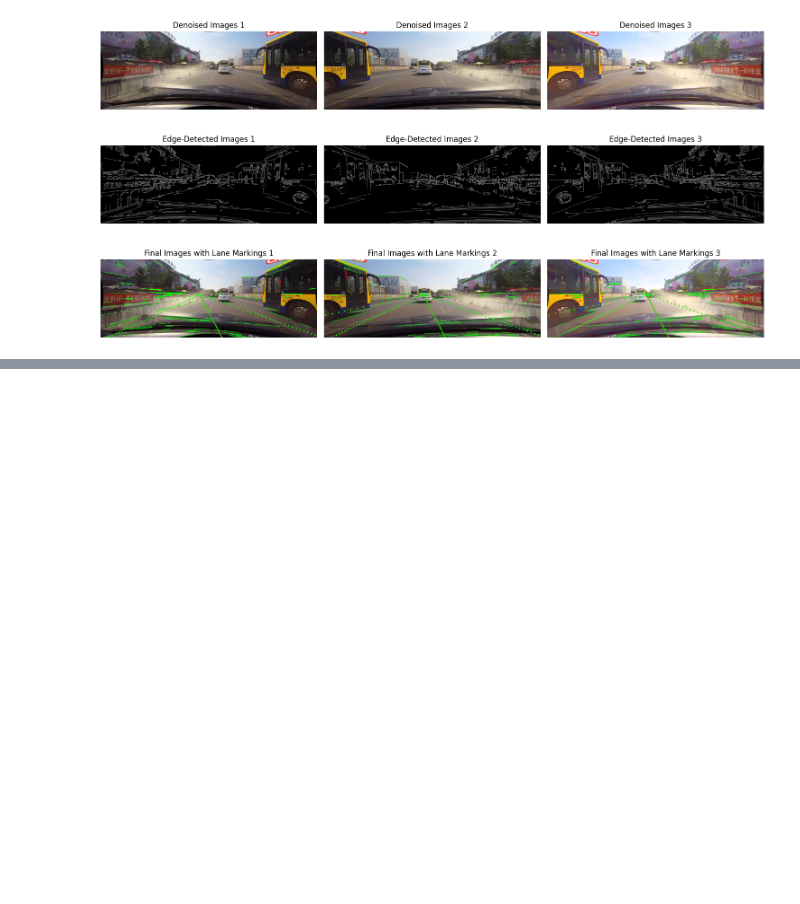
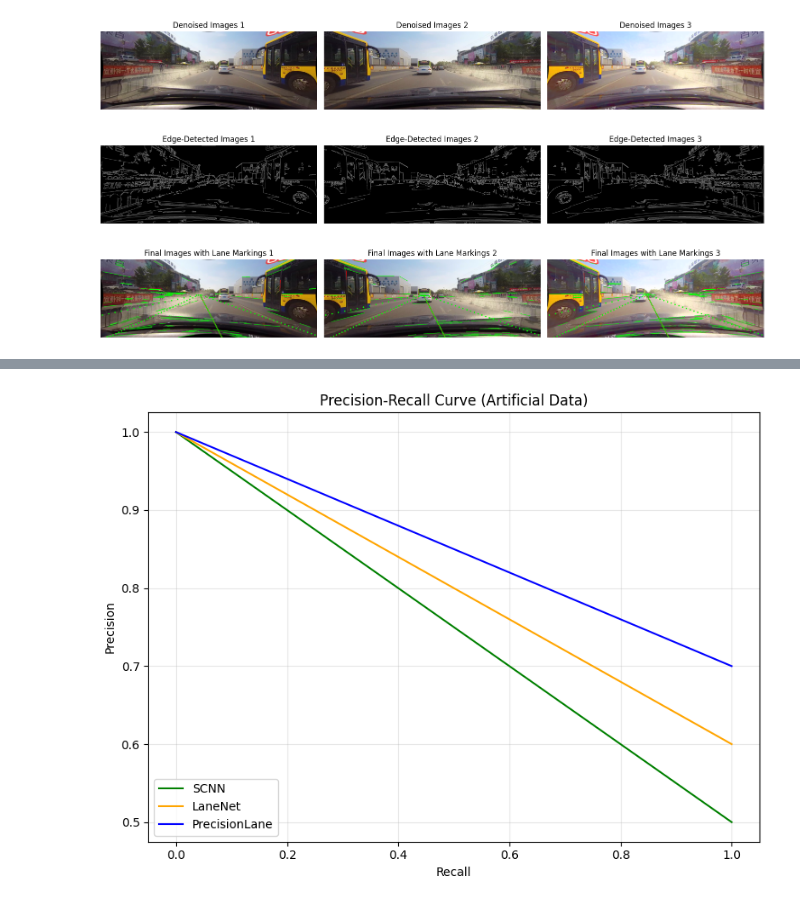
Before and after one commit to PiyushSharma0/MajorProjectSample, a Jupyter notebook: PrecisionLane-PipeLine/notebooks/Preprocessing.ipynb, the cells around one changed output, grey strips where cells are left out. Saved outputs shown, nothing was run; the diff lists cells and outputs as text; code cells hidden in the pictures; blank space fills up the shorter version.

```diff
--- a/PrecisionLane-PipeLine/notebooks/Preprocessing.ipynb
+++ b/PrecisionLane-PipeLine/notebooks/Preprocessing.ipynb
@@ -197,0 +404,32 @@ plot_images("Final Images with Lane Markings", final_images_with_lanes, 1, 3)
+# %%
+import numpy as np
+import matplotlib.pyplot as plt
+
+# Generate artificial data for PR curves
+# Simulating a range of recall values and corresponding precision values for each model
+recall = np.linspace(0, 1, 100)
+
+# Simulated precision values for SCNN, LaneNet, and PrecisionLane
+precision_scnn = 1 - 0.5 * recall  # Decreasing trend for SCNN
+precision_lanenet = 1 - 0.4 * recall  # Slightly better than SCNN
+precision_precisionlane = 1 - 0.3 * recall  # Best-performing model
+
+# Plot PR curves
+plt.figure(figsize=(8, 6))
+plt.plot(recall, precision_scnn, label="SCNN", color="green")
+plt.plot(recall, precision_lanenet, label="LaneNet", color="orange")
+plt.plot(recall, precision_precisionlane, label="PrecisionLane", color="blue")
+
+# Add plot details
+plt.title("Precision-Recall Curve (Artificial Data)")
+plt.xlabel("Recall")
+plt.ylabel("Precision")
+plt.legend(loc="lower left")
+plt.grid(alpha=0.3)
+plt.tight_layout()
+
+# Save and display the plot
+plt.savefig("/mnt/data/artificial_pr_curve.png")
+plt.show()
+# %% [output]
+[figure, added]
```
Also changed, not shown: parts of 4 cells of this notebook, 33 other files.
